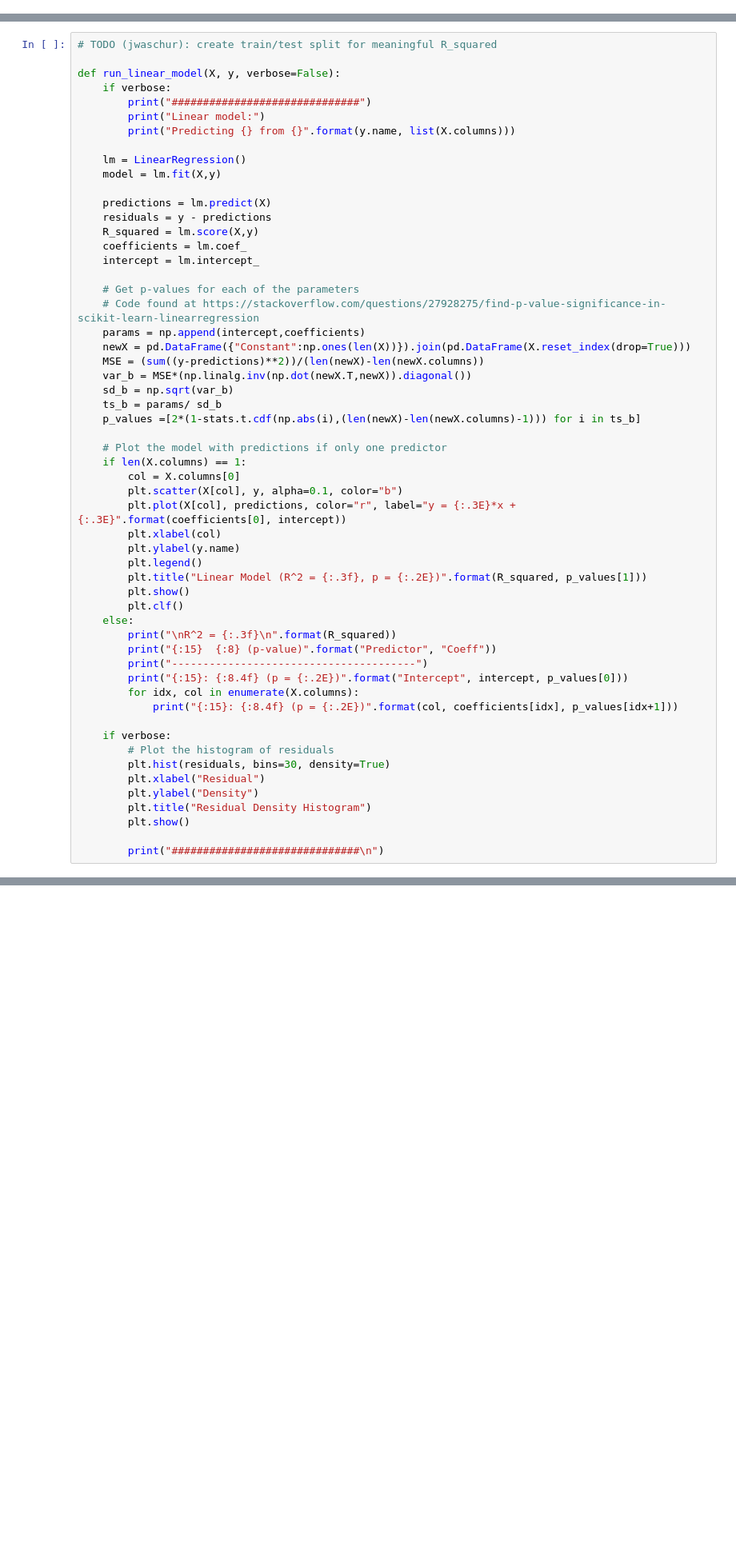
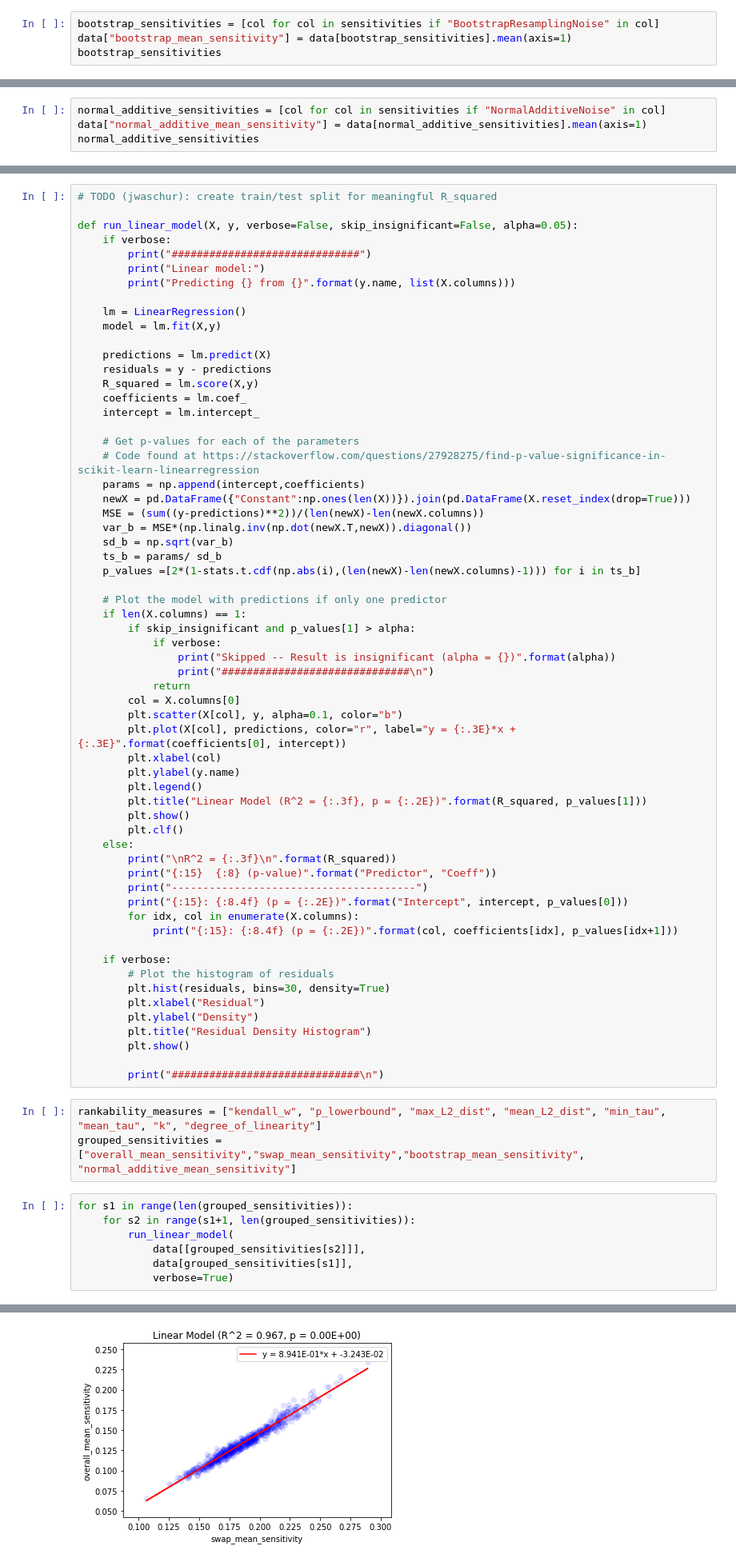
Before and after one commit to IGARDS/sensitivity_study, a Jupyter notebook: src/sensitivity_analysis.ipynb, the cells around one changed output, grey strips where cells are left out. Shown at 80% size. Drawn from its saved outputs; the diff is of its cells as text; blank space fills up the shorter version.

```diff
--- a/src/sensitivity_analysis.ipynb
+++ b/src/sensitivity_analysis.ipynb
@@ -22,0 +74,4 @@ data["overall_mean_sensitivity"] = data[sensitivities].mean(axis=1)
+# %%
+bootstrap_sensitivities = [col for col in sensitivities if "BootstrapResamplingNoise" in col]
+data["bootstrap_mean_sensitivity"] = data[bootstrap_sensitivities].mean(axis=1)
+bootstrap_sensitivities
@@ -22,0 +91,4 @@ data["overall_mean_sensitivity"] = data[sensitivities].mean(axis=1)
+# %%
+normal_additive_sensitivities = [col for col in sensitivities if "NormalAdditiveNoise" in col]
+data["normal_additive_mean_sensitivity"] = data[normal_additive_sensitivities].mean(axis=1)
+normal_additive_sensitivities
@@ -36,7 +121,7 @@ def compute_from_D(string, func=np.sum):
 # %%
 # TODO (jwaschur): create train/test split for meaningful R_squared
 
-def run_linear_model(X, y, verbose=False):
+def run_linear_model(X, y, verbose=False, skip_insignificant=False, alpha=0.05):
     if verbose:
         print("##############################")
         print("Linear model:")
@@ -63,6 +148,11 @@ def run_linear_model(X, y, verbose=False):
 
     # Plot the model with predictions if only one predictor
     if len(X.columns) == 1:
+        if skip_insignificant and p_values[1] > alpha:
+            if verbose:
+                print("Skipped -- Result is insignificant (alpha = {})".format(alpha))
+                print("##############################\n")
+            return
         col = X.columns[0]
         plt.scatter(X[col], y, alpha=0.1, color="b")
         plt.plot(X[col], predictions, color="r", label="y = {:.3E}*x + {:.3E}".format(coefficients[0], intercept))
@@ -89,3 +179,14 @@ def run_linear_model(X, y, verbose=False):
         plt.show()
 
         print("##############################\n")
+# %%
+rankability_measures = ["kendall_w", "p_lowerbound", "max_L2_dist", "mean_L2_dist", "min_tau", "mean_tau", "k", "degree_of_linearity"]
+grouped_sensitivities = ["overall_mean_sensitivity","swap_mean_sensitivity","bootstrap_mean_sensitivity", "normal_additive_mean_sensitivity"]
+# %%
+for s1 in range(len(grouped_sensitivities)):
+    for s2 in range(s1+1, len(grouped_sensitivities)):
+        run_linear_model(
+            data[[grouped_sensitivities[s2]]],
+            data[grouped_sensitivities[s1]],
+            verbose=True)
+# %% [output]
@@ -91,0 +196 @@ def run_linear_model(X, y, verbose=False):
+[figure, added]
```
Also changed, not shown: parts of 15 cells of this notebook.
